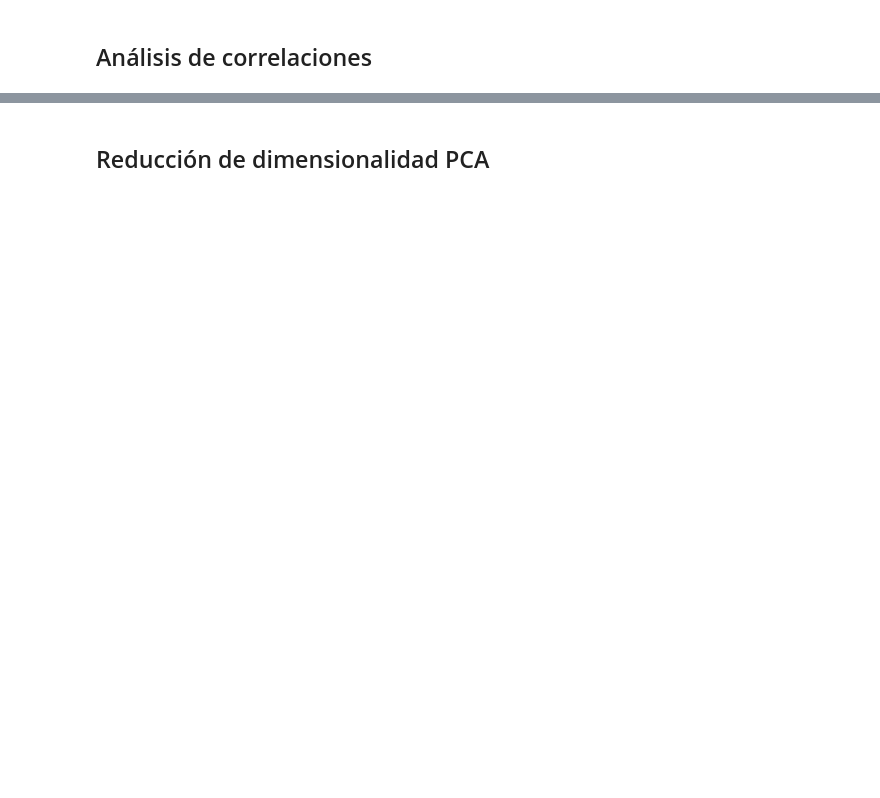
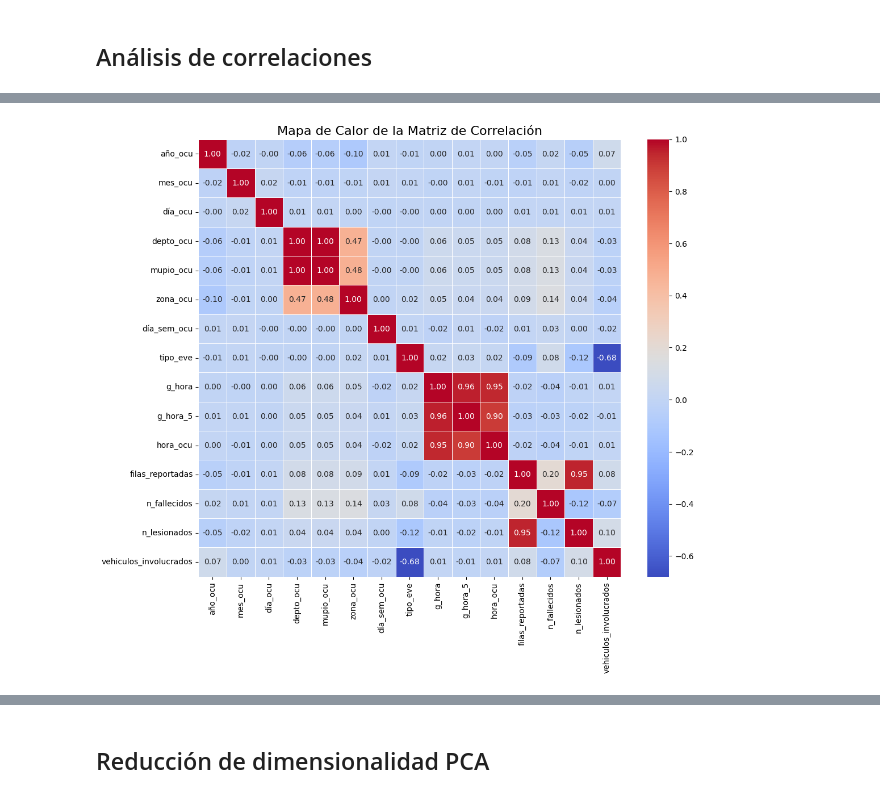
Before and after one commit to ArielaMishaanCohen/17-Lab-9-SparkML, a Jupyter notebook: 2 Lab9.ipynb, the cells around one changed output, grey strips where cells are left out. Saved outputs shown, nothing was run; the diff lists cells and outputs as text; code cells hidden in the pictures; blank space fills up the shorter version.

```diff
--- a/2 Lab9.ipynb
+++ b/2 Lab9.ipynb
@@ -282,4 +286,14 @@ only showing top 10 rows
 # %% [markdown]
 ## Análisis de correlaciones
 # %%
-df_final.show()
+
+columnas_numericas = [
+    'año_ocu', 'mes_ocu', 'día_ocu', 'depto_ocu', 'mupio_ocu',
+    'zona_ocu', 'día_sem_ocu', 'tipo_eve', 'g_hora', 'g_hora_5',
+    'hora_ocu', 'filas_reportadas', 'n_fallecidos',
+    'n_lesionados', 'vehiculos_involucrados'
+]
+
+# Castear a IntegerType (maneja nulls automáticamente)
+for c in columnas_numericas:
+    df_final = df_final.withColumn(c, F.col(c).cast(IntegerType()))
@@ -303,0 +320,16 @@ only showing top 20 rows
+# %%
+# Primero, limpiar los datos. Esta es la parte crítica para evitar el error.
+df_processed = df_final.na.drop(subset=columnas_numericas)
+
+# Ahora, el VectorAssembler funcionará sin problemas
+assembler = VectorAssembler(inputCols=columnas_numericas, outputCol="features")
+df_vectorized = assembler.transform(df_processed).select("features")
+
+# ... el resto del código para la correlación ...
+correlation_matrix = Correlation.corr(df_vectorized, "features", method="pearson").collect()
+corr_df = Correlation.corr(df_vectorized, "features", method="pearson")
+correlation_matrix = corr_df.collect()[0][0]
+
+correlation_df_pandas = pd.DataFrame(correlation_matrix.toArray(), columns=columnas_numericas, index=columnas_numericas)
+print("Matriz de Correlación de Pearson (después de eliminar nulos):")
+correlation_df_pandas
@@ -303,0 +354,19 @@ only showing top 20 rows
+# %%
+plt.figure(figsize=(12, 10))
+
+# Crear el heatmap
+sns.heatmap(
+    correlation_df_pandas,
+    annot=True,  # Mostrar los valores de correlación en las celdas
+    cmap='coolwarm',  # Usar una paleta de colores para correlaciones positivas/negativas
+    fmt=".2f",   # Formato de los números en las celdas
+    linewidths=.5 # Líneas que separan las celdas
+)
+
+# Añadir un título
+plt.title('Mapa de Calor de la Matriz de Correlación', fontsize=16)
+
+# Mostrar la gráfica
+plt.show()
+# %% [output]
+[figure, added]
```
Also changed, not shown: parts of 21 cells of this notebook.
